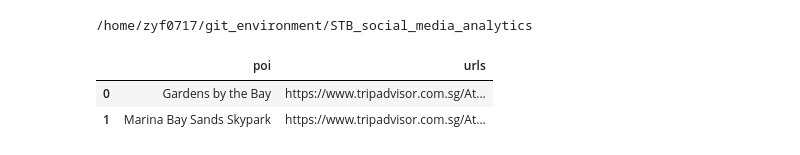
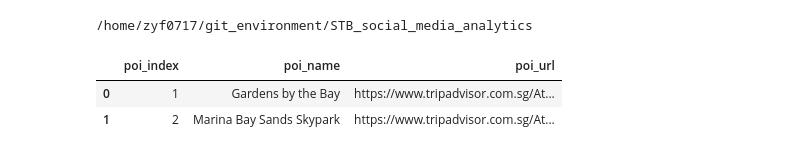
Before and after one commit to Pudgilicious/STB_social_media, a Jupyter notebook: tripadvisor/OOP_format.ipynb, the cells around one changed output. Cells and saved outputs as stored; diff of their text form; code cells hidden in the pictures.

```diff
--- a/tripadvisor/OOP_format.ipynb
+++ b/tripadvisor/OOP_format.ipynb
@@ -16,32 +17,39 @@ from time import sleep
 # %%
 with open('config_file.yml') as file:
     configs = yaml.load(file, Loader=yaml.FullLoader)
 
 chromedriver_path = configs['General']['chromedriver_path']
 
-### Change poi_df as necessary ###
-pois = ['Gardens by the Bay', 'Marina Bay Sands Skypark']
-urls = ['https://www.tripadvisor.com.sg/Attraction_Review-g294265-d2149128-Reviews-Gardens_by_the_Bay-Singapore.html',
-         'https://www.tripadvisor.com.sg/Attraction_Review-g294265-d1837767-Reviews-Marina_Bay_Sands_Skypark-Singapore.html']
-poi_df = pd.DataFrame({'poi':pois, 'urls':urls})
-##################################
-
 db_in_flag = configs['TripAdvisor']['db_in_flag']
 db_out_flag = configs['TripAdvisor']['db_out_flag']
 
-if db_in_flag == True:
+if db_in_flag == 'csv':
+
+    ### FOR POC ONLY ###
+    poi_index = [1, 2]
+    poi_name = ['Gardens by the Bay', 'Marina Bay Sands Skypark']
+    poi_url = ['https://www.tripadvisor.com.sg/Attraction_Review-g294265-d2149128-Reviews-Gardens_by_the_Bay-Singapore.html',
+         'https://www.tripadvisor.com.sg/Attraction_Review-g294265-d1837767-Reviews-Marina_Bay_Sands_Skypark-Singapore.html']
+    poi_df = pd.DataFrame({'poi_index':poi_index,
+                           'poi_name':poi_name,
+                           'poi_url':poi_url}
+                         )
+    ####################
+
+if db_in_flag in ['sqlite', 'mysql']:
     poi_df = pd.DataFrame()
 
-if db_in_flag == True or db_out_flag == True:
+if db_in_flag in ['sqlite', 'mysql'] or db_out_flag in ['sqlite', 'mysql']:
     cnx = mysql.connector.connect(host=configs['General']['host'],
                                   database=configs['General']['database'],
                                   user=configs['General']['user'],
-                                  password=configs['General']['password'])
+                                  password=configs['General']['password']
+                                 )
 else:
     cnx = None
 
 poi_df
 # %% [output]
-|  | poi | urls |
-| 0 | Gardens by the Bay | https://www.tripadvisor.com.sg/At... |
-| 1 | Marina Bay Sands Skypark | https://www.tripadvisor.com.sg/At... |
+|  | poi_index | poi_name | poi_url |
+| 0 | 1 | Gardens by the Bay | https://www.tripadvisor.com.sg/At... |
+| 1 | 2 | Marina Bay Sands Skypark | https://www.tripadvisor.com.sg/At... |
```
Also changed, not shown: parts of 11 cells of this notebook, 4 other files.
